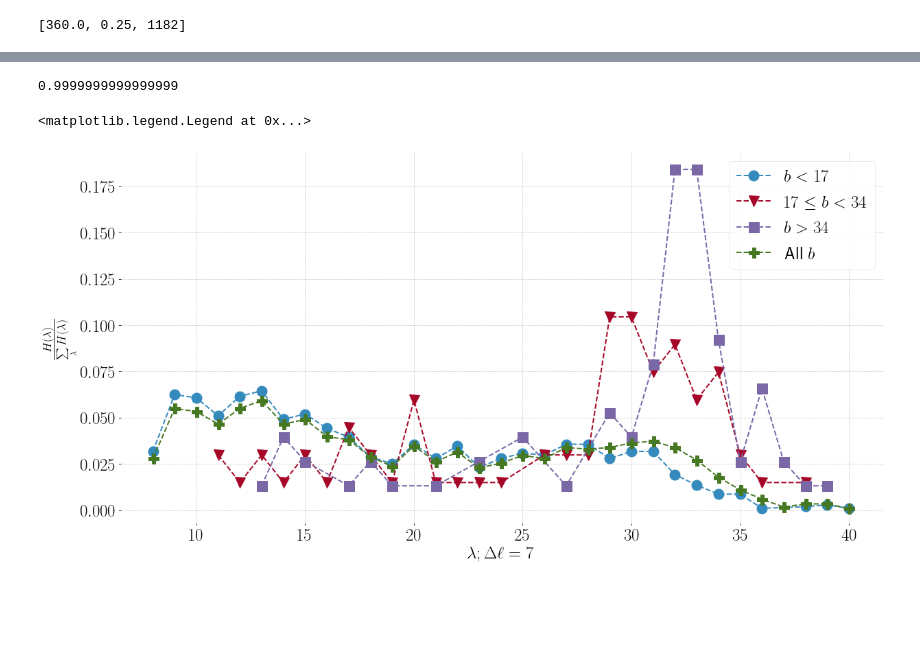
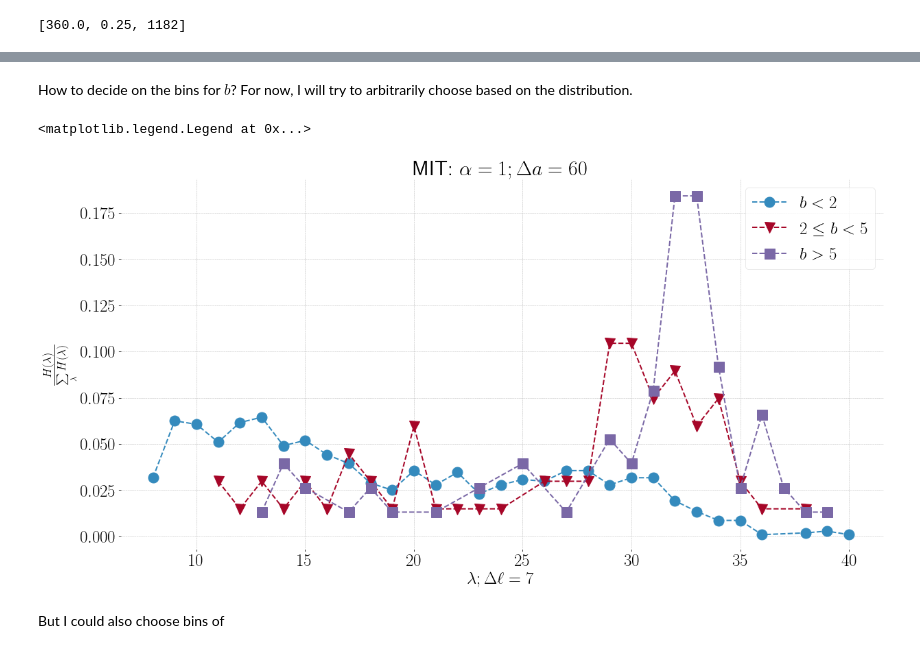
Before and after one commit to nitnelav27/comm_patterns, a Jupyter notebook: only_mit.ipynb, the cells around one changed output, grey strips where cells are left out. Saved outputs shown, nothing was run; the diff lists cells and outputs as text; code cells hidden in the pictures; blank space fills up the shorter version.

```diff
--- a/only_mit.ipynb
+++ b/only_mit.ipynb
@@ -193,3 +155,5 @@ plt.hist(allb, bins = 100)
+# %% [markdown]
+How to decide on the bins for $b$? For now, I will try to arbitrarily choose based on the distribution.
 # %%
 test = {}
 for i in range(4):
@@ -211,17 +175,16 @@ for ego in blamb.keys():
 for i in test.keys():
     test[i] = pd.DataFrame.from_dict(test[i], orient='index')
     test[i].sort_index(inplace=True)
-# %%
-sum(test[0][0] / sum(test[0][0]))
-# %% [output]
-0.9999999999999999
 # %%
-legends = [r"$b < 17$", r"$17 \leq b < 34$", r"$b > 34$", r"All $b$"]
+legends = [r"$b < 2$", r"$2 \leq b < 5$", r"$b > 5$", r"All $b$"]
+plt.title(r"MIT: $\alpha = 1; \Delta a  = 60$")
 plt.xlabel(r"$\lambda; \Delta \ell = 7$")
 plt.ylabel(r"$\frac{H(\lambda)}{\sum\limits_{\lambda} H(\lambda)}$")
-for i in test.keys():
+for i in range(3):
     plt.plot(test[i].index, test[i][0] / sum(test[i][0]), marker=markers[i], linestyle="--", markersize=15, label=legends[i])
 plt.legend()
 # %% [output]
 <matplotlib.legend.Legend at 0x...>
-[figure, old version]
+[figure, new version]
+# %% [markdown]
+But I could also choose bins of
```
Also changed, not shown: parts of 14 cells of this notebook.
